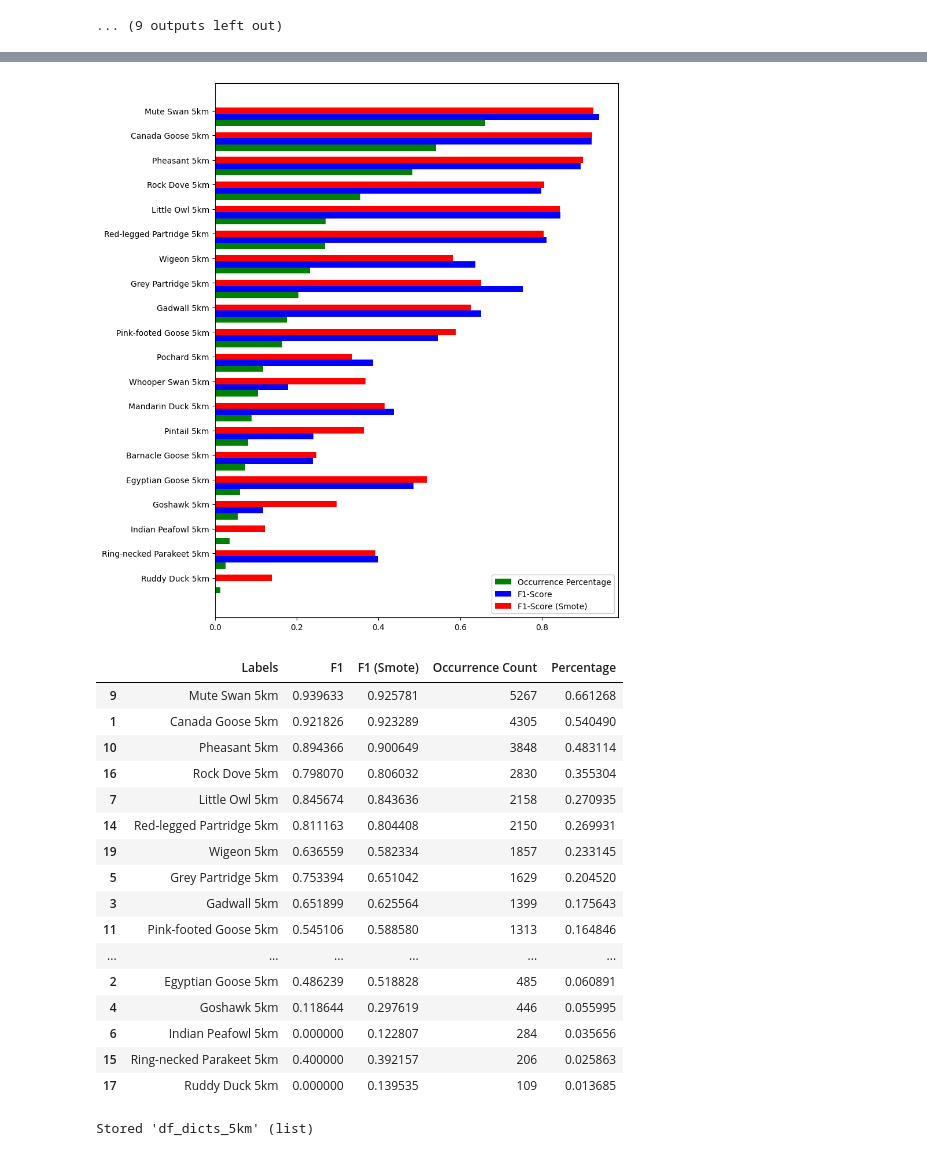
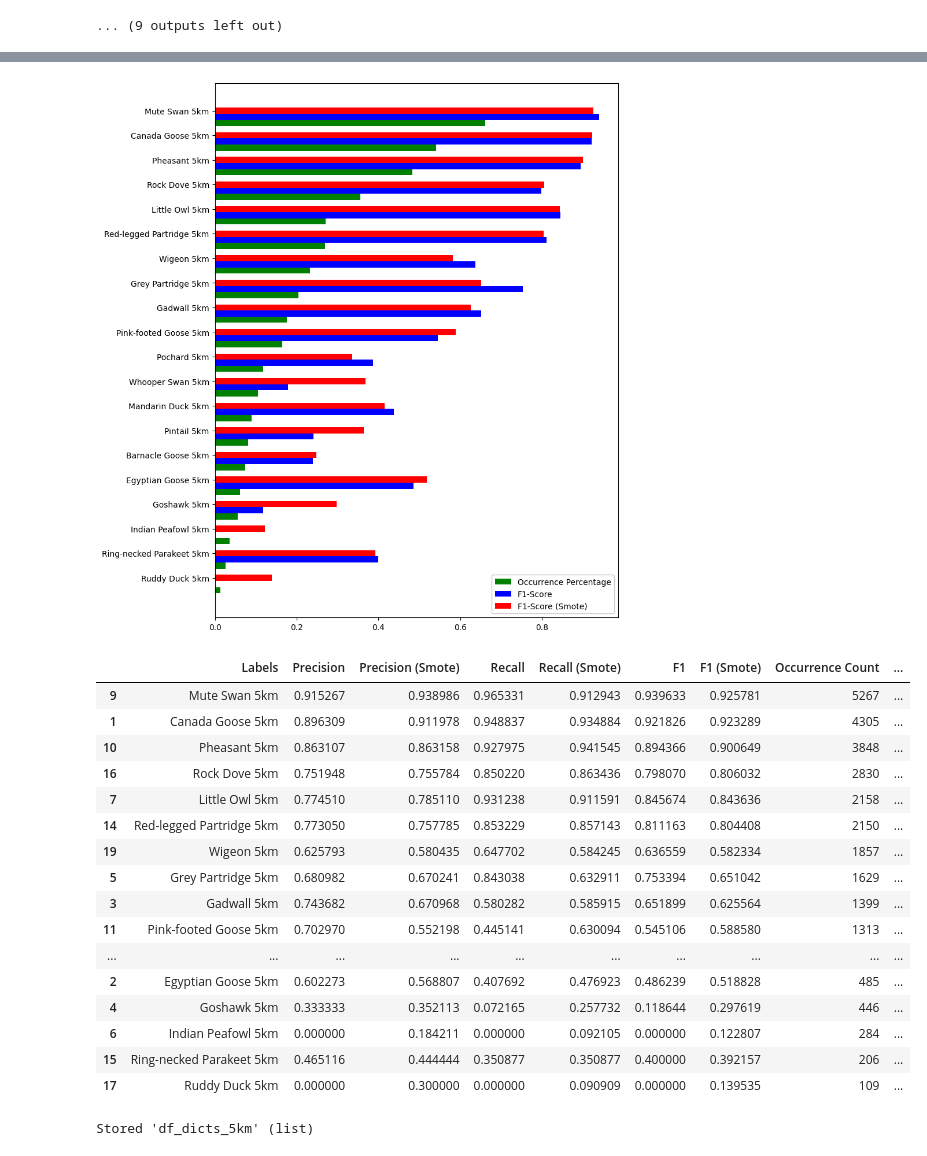
Before and after one commit to TimmoTismo/Invasive-Species-Distribution-Modelling, a Jupyter notebook: 5km_individual_species_model.ipynb, the cells around one changed output, grey strips where cells are left out. Saved outputs shown, nothing was run; the diff lists cells and outputs as text; code cells hidden in the pictures.

```diff
--- a/5km_individual_species_model.ipynb
+++ b/5km_individual_species_model.ipynb
@@ -518,53 +518,66 @@ import matplotlib.pyplot as plt
 plt.rcParams['figure.figsize'] = [9, 12]
 
 occurrence_count, occurrence_percentage = All_bird_occurrences['Occurrence Count'], All_bird_occurrences['Percentage']
+precision = []
+precision_smote = []
+recall = []
+recall_smote = []
 f1 = []
 f1_smote = []
 labels = []
 for dict in df_dicts:
+    precision.append(dict['report']['1']['precision'])
+    precision_smote.append(dict['report_smote']['1']['precision'])
+    recall.append(dict['report']['1']['recall'])
+    recall_smote.append(dict['report_smote']['1']['recall'])
     f1.append(dict['report']['1']['f1-score'])
     f1_smote.append(dict['report_smote']['1']['f1-score'])
     labels.append(dict['name'])
 
 
 
-scores = pd.DataFrame({'Labels' : labels, 'F1': f1, 'F1 (Smote)': f1_smote,'Occurrence Count' : occurrence_count, 'Percentage' : occurrence_percentage} )
+scores = pd.DataFrame({'Labels' : labels,
+                        'Precision': precision, 'Precision (Smote)': precision_smote,
+                        'Recall': recall, 'Recall (Smote)': recall_smote,
+                        'F1': f1, 'F1 (Smote)': f1_smote,
+                        'Occurrence Count' : occurrence_count, 'Percentage' : occurrence_percentage} )
+
 scores.sort_values('Occurrence Count', inplace=True)
 
 n=20
 r = np.arange(n)
 height = 0.25
 
 plt.barh(r, 'Percentage', data=scores, label='Occurrence Percentage', height = height, color='g')
 plt.barh(r+height, 'F1', data=scores, label='F1-Score',  height= height, color='b')
 plt.barh(r+height*2, 'F1 (Smote)', data=scores, label='F1-Score (Smote)',  height = height, color='r')
 plt.legend(framealpha=1, frameon=True)
 plt.yticks(r+height*2, scores['Labels'])
 
 
 plt.show()
 
 
 scores.sort_values('Occurrence Count', ascending=False)
 # %% [output]
 [figure]
-|  | Labels | F1 | F1 (Smote) | Occurrence Count | Percentage |
-| 9 | Mute Swan 5km | 0.939633 | 0.925781 | 5267 | 0.661268 |
-| 1 | Canada Goose 5km | 0.921826 | 0.923289 | 4305 | 0.540490 |
-| 10 | Pheasant 5km | 0.894366 | 0.900649 | 3848 | 0.483114 |
-| 16 | Rock Dove 5km | 0.798070 | 0.806032 | 2830 | 0.355304 |
-| 7 | Little Owl 5km | 0.845674 | 0.843636 | 2158 | 0.270935 |
-| 14 | Red-legged Partridge 5km | 0.811163 | 0.804408 | 2150 | 0.269931 |
-| 19 | Wigeon 5km | 0.636559 | 0.582334 | 1857 | 0.233145 |
-| 5 | Grey Partridge 5km | 0.753394 | 0.651042 | 1629 | 0.204520 |
-| 3 | Gadwall 5km | 0.651899 | 0.625564 | 1399 | 0.175643 |
-| 11 | Pink-footed Goose 5km | 0.545106 | 0.588580 | 1313 | 0.164846 |
-| ... | ... | ... | ... | ... | ... |
-| 2 | Egyptian Goose 5km | 0.486239 | 0.518828 | 485 | 0.060891 |
-| 4 | Goshawk 5km | 0.118644 | 0.297619 | 446 | 0.055995 |
-| 6 | Indian Peafowl 5km | 0.000000 | 0.122807 | 284 | 0.035656 |
-| 15 | Ring-necked Parakeet 5km | 0.400000 | 0.392157 | 206 | 0.025863 |
-| 17 | Ruddy Duck 5km | 0.000000 | 0.139535 | 109 | 0.013685 |
+|  | Labels | Precision | Precision (Smote) | Recall | Recall (Smote) | F1 | F1 (Smote) | Occurrence Count | ... |
+| 9 | Mute Swan 5km | 0.915267 | 0.938986 | 0.965331 | 0.912943 | 0.939633 | 0.925781 | 5267 | ... |
+| 1 | Canada Goose 5km | 0.896309 | 0.911978 | 0.948837 | 0.934884 | 0.921826 | 0.923289 | 4305 | ... |
+| 10 | Pheasant 5km | 0.863107 | 0.863158 | 0.927975 | 0.941545 | 0.894366 | 0.900649 | 3848 | ... |
+| 16 | Rock Dove 5km | 0.751948 | 0.755784 | 0.850220 | 0.863436 | 0.798070 | 0.806032 | 2830 | ... |
+| 7 | Little Owl 5km | 0.774510 | 0.785110 | 0.931238 | 0.911591 | 0.845674 | 0.843636 | 2158 | ... |
+| 14 | Red-legged Partridge 5km | 0.773050 | 0.757785 | 0.853229 | 0.857143 | 0.811163 | 0.804408 | 2150 | ... |
+| 19 | Wigeon 5km | 0.625793 | 0.580435 | 0.647702 | 0.584245 | 0.636559 | 0.582334 | 1857 | ... |
+| 5 | Grey Partridge 5km | 0.680982 | 0.670241 | 0.843038 | 0.632911 | 0.753394 | 0.651042 | 1629 | ... |
+| 3 | Gadwall 5km | 0.743682 | 0.670968 | 0.580282 | 0.585915 | 0.651899 | 0.625564 | 1399 | ... |
+| 11 | Pink-footed Goose 5km | 0.702970 | 0.552198 | 0.445141 | 0.630094 | 0.545106 | 0.588580 | 1313 | ... |
+| ... | ... | ... | ... | ... | ... | ... | ... | ... | ... |
+| 2 | Egyptian Goose 5km | 0.602273 | 0.568807 | 0.407692 | 0.476923 | 0.486239 | 0.518828 | 485 | ... |
+| 4 | Goshawk 5km | 0.333333 | 0.352113 | 0.072165 | 0.257732 | 0.118644 | 0.297619 | 446 | ... |
+| 6 | Indian Peafowl 5km | 0.000000 | 0.184211 | 0.000000 | 0.092105 | 0.000000 | 0.122807 | 284 | ... |
+| 15 | Ring-necked Parakeet 5km | 0.465116 | 0.444444 | 0.350877 | 0.350877 | 0.400000 | 0.392157 | 206 | ... |
+| 17 | Ruddy Duck 5km | 0.000000 | 0.300000 | 0.000000 | 0.090909 | 0.000000 | 0.139535 | 109 | ... |
 # %%
 # Store dictionaries for later use
 df_dicts_5km = df_dicts
```
Also changed, not shown: parts of 1 cell of this notebook, 7 other files.
